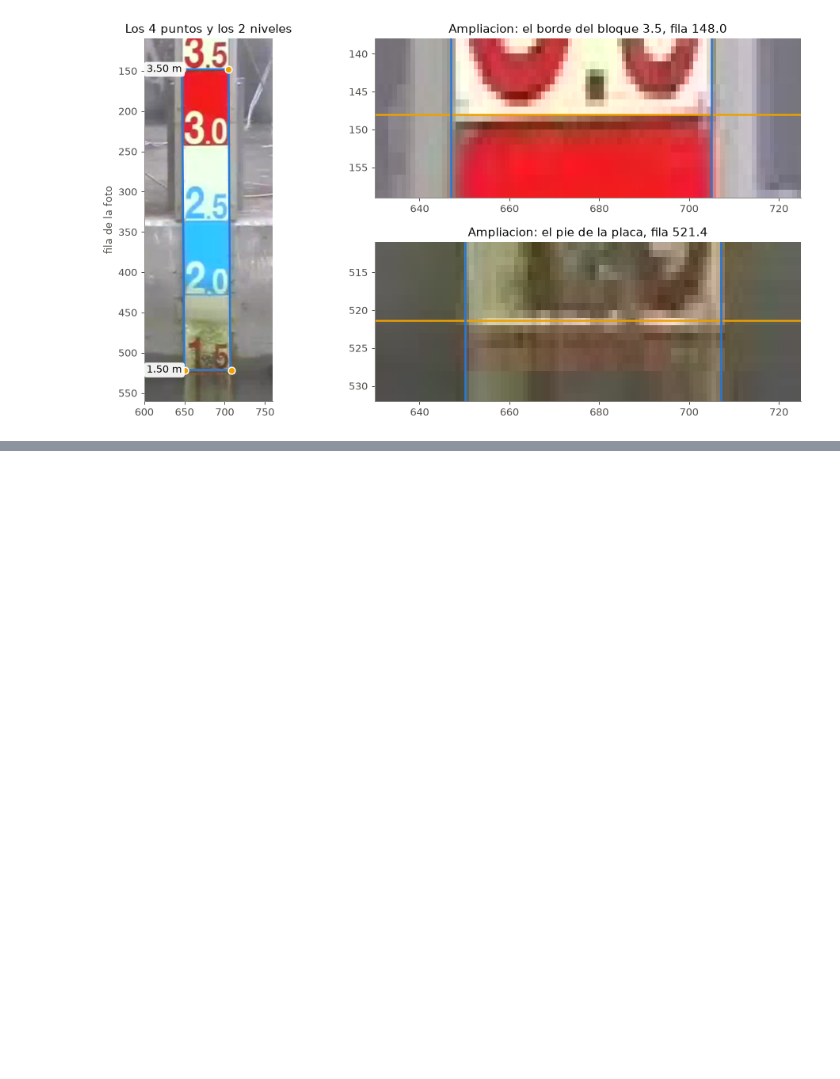
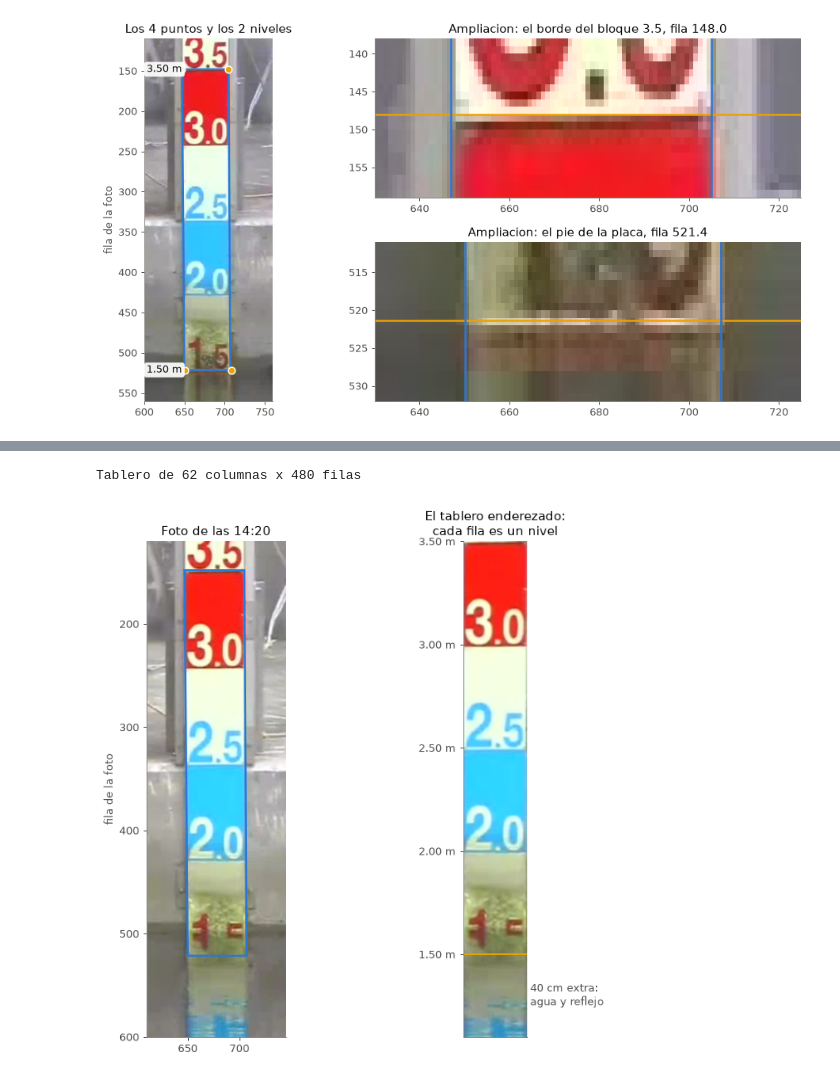
Before and after one commit to SCaballero427/medicion-de-nivel-en-canales-abiertos, a Jupyter notebook: 01_meguro_algoritmo_basico/01_meguro_algoritmo_basico.ipynb, the cells around one changed output, grey strips where cells are left out. Drawn from its saved outputs; the diff is of its cells as text; code cells hidden in the pictures; blank space fills up the shorter version.

Commit message:
tablero enderezado

```diff
--- a/01_meguro_algoritmo_basico/01_meguro_algoritmo_basico.ipynb
+++ b/01_meguro_algoritmo_basico/01_meguro_algoritmo_basico.ipynb
@@ -296,0 +314,52 @@ Esquinas: sup_izq (646.9, 148.0), sup_der (704.9, 148.0), inf_der (707.1, 521.4)
+# %%
+class Tablero:
+    # 4 puntos + 2 niveles -> tablero enderezado con lados paralelos: cada fila es un nivel fijo
+    def __init__(self, sup_izq, sup_der, inf_der, inf_izq, nivel_sup, nivel_inf, px_por_cm, ancho_px, extra_cm):
+        self.nivel_sup, self.px_por_cm = float(nivel_sup), float(px_por_cm)
+        alto = (nivel_sup - nivel_inf) * px_por_cm
+        src = np.float64([sup_izq, sup_der, inf_der, inf_izq])
+        dst = np.float64([[0, 0], [ancho_px, 0], [ancho_px, alto], [0, alto]])
+        A = np.hstack([src, np.ones((4, 1))])
+        self.M = np.array([np.linalg.lstsq(A, dst[:, i], rcond=None)[0] for i in (0, 1)])   # afin por minimos cuadrados
+        self.M_inv = cv2.invertAffineTransform(self.M)
+        self.tam = (int(ancho_px), int(alto + extra_cm * px_por_cm))
+
+    def enderezar(self, img):
+        return cv2.warpAffine(img, self.M, self.tam, flags=cv2.INTER_LINEAR)
+
+    def fila_de(self, nivel):
+        return (self.nivel_sup - nivel) * self.px_por_cm
+
+    def nivel_de(self, fila):
+        return self.nivel_sup - fila / self.px_por_cm
+
+    def a_tablero(self, x, y):
+        return self.M @ np.array([x, y, 1.0])       # punto de la foto -> (columna, fila) del tablero
+
+    def a_foto(self, col, fila):
+        return self.M_inv @ np.array([col, fila, 1.0])   # punto del tablero -> (x, y) de la foto
+
+
+PX_POR_CM = 2.0        # >>> AJUSTABLE <<< filas del tablero por cm (casi la escala de la camara, 1.87 px/cm)
+ANCHO = 62             # >>> AJUSTABLE <<< columnas del tablero (la placa mide 58 px de ancho)
+EXTRA_CM = 40.0        # >>> AJUSTABLE <<< cm por debajo del nivel inferior, para que entre el reflejo
+
+T = Tablero(SUP_IZQ, SUP_DER, INF_DER, INF_IZQ, NIVEL_SUP, NIVEL_INF, PX_POR_CM, ANCHO, EXTRA_CM)
+tablero = T.enderezar(img)
+alto_total = T.tam[1]
+
+fig, ax = plt.subplots(1, 2, figsize=(9, 7.6))
+ax[0].imshow(rgb(img[120:600, 610:745]), extent=[610, 745, 600, 120], interpolation="bicubic")
+ax[0].add_patch(Polygon([SUP_IZQ, SUP_DER, INF_DER, INF_IZQ], closed=True, fill=False, ec=AZUL, lw=2))
+ax[0].set_title("Foto de las 14:20", color=TINTA); ax[0].set_ylabel("fila de la foto")
+ax[1].imshow(rgb(tablero), extent=[0, ANCHO, alto_total, 0], interpolation="bicubic")
+niveles = np.arange(350, 149, -50)
+ax[1].set_yticks([T.fila_de(c) for c in niveles]); ax[1].set_yticklabels(["%.2f m" % (c / 100) for c in niveles])
+ax[1].set_xticks([]); ax[1].set_title("El tablero enderezado:\ncada fila es un nivel", color=TINTA)
+ax[1].axhline(T.fila_de(NIVEL_INF), color=AMARILLO, lw=1.5)
+ax[1].text(ANCHO + 3, (T.fila_de(NIVEL_INF) + alto_total) / 2, "40 cm extra:\nagua y reflejo", va="center", color=TINTA2)
+plt.tight_layout()
+print("Tablero de %d columnas x %d filas" % T.tam)
+# %% [output]
+Tablero de 62 columnas x 480 filas
+[figure, added]
```
Also changed, not shown: parts of 1 cell of this notebook.
